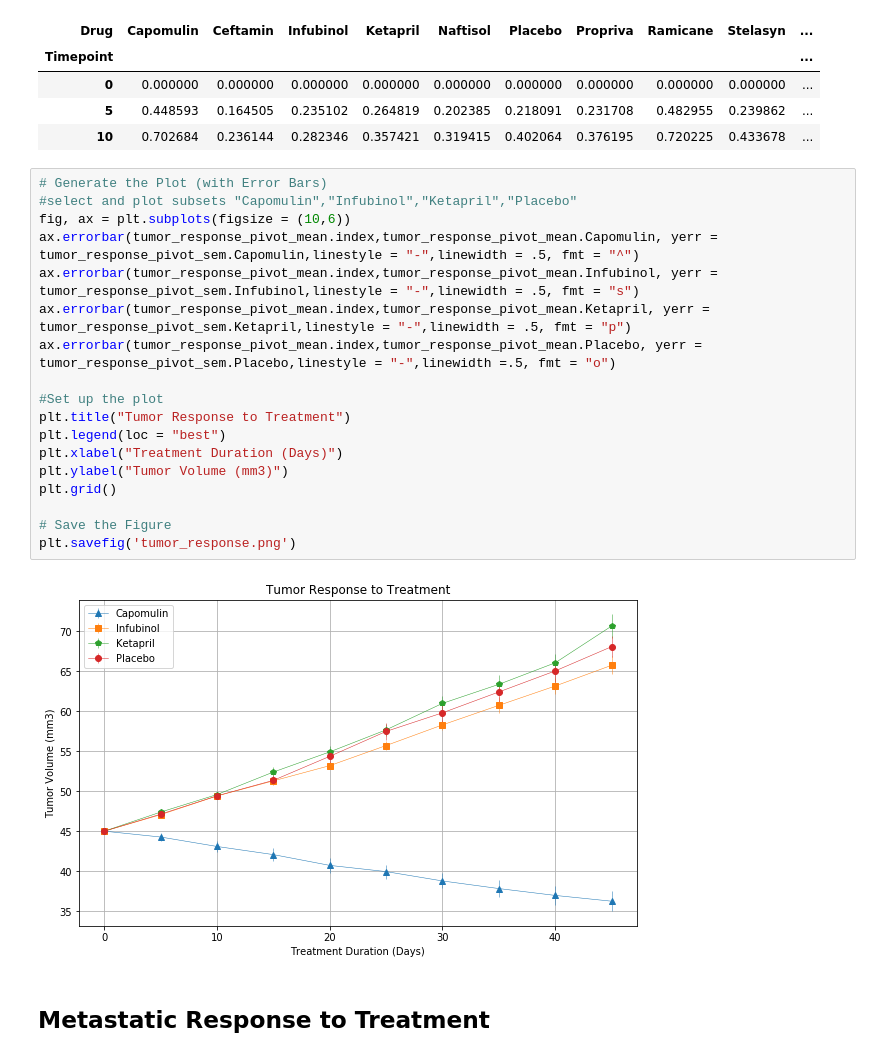
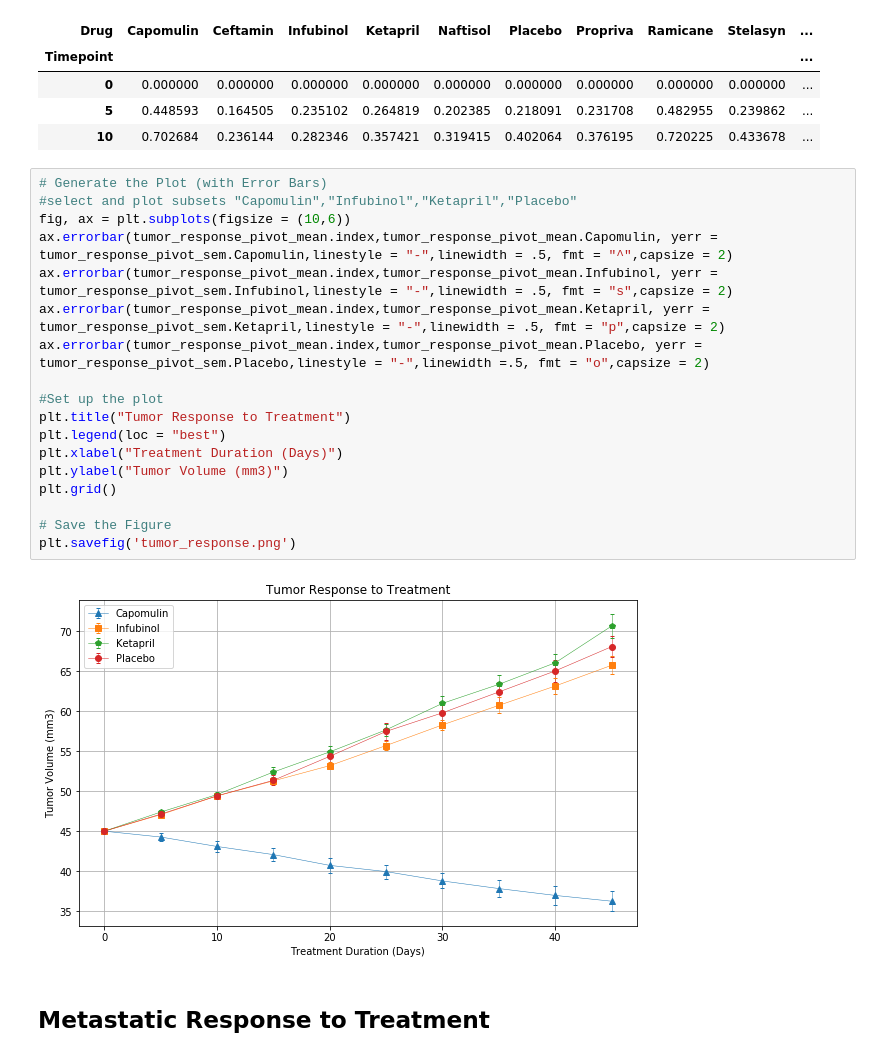
Before and after one commit to madengr00/Pymaceuticals, a Jupyter notebook: pymaceuticals_starter_MyCopy.ipynb, the cells around one changed output. Cells and saved outputs as stored; diff of their text form.

Commit message:
Complete through survival and added errorbar caps.

```diff
--- a/pymaceuticals_starter_MyCopy.ipynb
+++ b/pymaceuticals_starter_MyCopy.ipynb
@@ -81,23 +81,23 @@ tumor_response_pivot_sem.head(3)
 # %%
 # Generate the Plot (with Error Bars)
 #select and plot subsets "Capomulin","Infubinol","Ketapril","Placebo"
 fig, ax = plt.subplots(figsize = (10,6))
-ax.errorbar(tumor_response_pivot_mean.index,tumor_response_pivot_mean.Capomulin, yerr = tumor_response_pivot_sem.Capomulin,linestyle = "-",linewidth = .5, fmt = "^")
-ax.errorbar(tumor_response_pivot_mean.index,tumor_response_pivot_mean.Infubinol, yerr = tumor_response_pivot_sem.Infubinol,linestyle = "-",linewidth = .5, fmt = "s")
-ax.errorbar(tumor_response_pivot_mean.index,tumor_response_pivot_mean.Ketapril, yerr = tumor_response_pivot_sem.Ketapril,linestyle = "-",linewidth = .5, fmt = "p")
-ax.errorbar(tumor_response_pivot_mean.index,tumor_response_pivot_mean.Placebo, yerr = tumor_response_pivot_sem.Placebo,linestyle = "-",linewidth =.5, fmt = "o")
+ax.errorbar(tumor_response_pivot_mean.index,tumor_response_pivot_mean.Capomulin, yerr = tumor_response_pivot_sem.Capomulin,linestyle = "-",linewidth = .5, fmt = "^",capsize = 2)
+ax.errorbar(tumor_response_pivot_mean.index,tumor_response_pivot_mean.Infubinol, yerr = tumor_response_pivot_sem.Infubinol,linestyle = "-",linewidth = .5, fmt = "s",capsize = 2)
+ax.errorbar(tumor_response_pivot_mean.index,tumor_response_pivot_mean.Ketapril, yerr = tumor_response_pivot_sem.Ketapril,linestyle = "-",linewidth = .5, fmt = "p",capsize = 2)
+ax.errorbar(tumor_response_pivot_mean.index,tumor_response_pivot_mean.Placebo, yerr = tumor_response_pivot_sem.Placebo,linestyle = "-",linewidth =.5, fmt = "o",capsize = 2)
 
 #Set up the plot
 plt.title("Tumor Response to Treatment")
 plt.legend(loc = "best")
 plt.xlabel("Treatment Duration (Days)")
 plt.ylabel("Tumor Volume (mm3)")
 plt.grid()
 
 # Save the Figure
 plt.savefig('tumor_response.png')
 # %% [output]
-[figure, old version]
+[figure, new version]
 # %% [markdown]
 ## Metastatic Response to Treatment
 # %%
```
Also changed, not shown: parts of 5 cells of this notebook, 2 other files.
